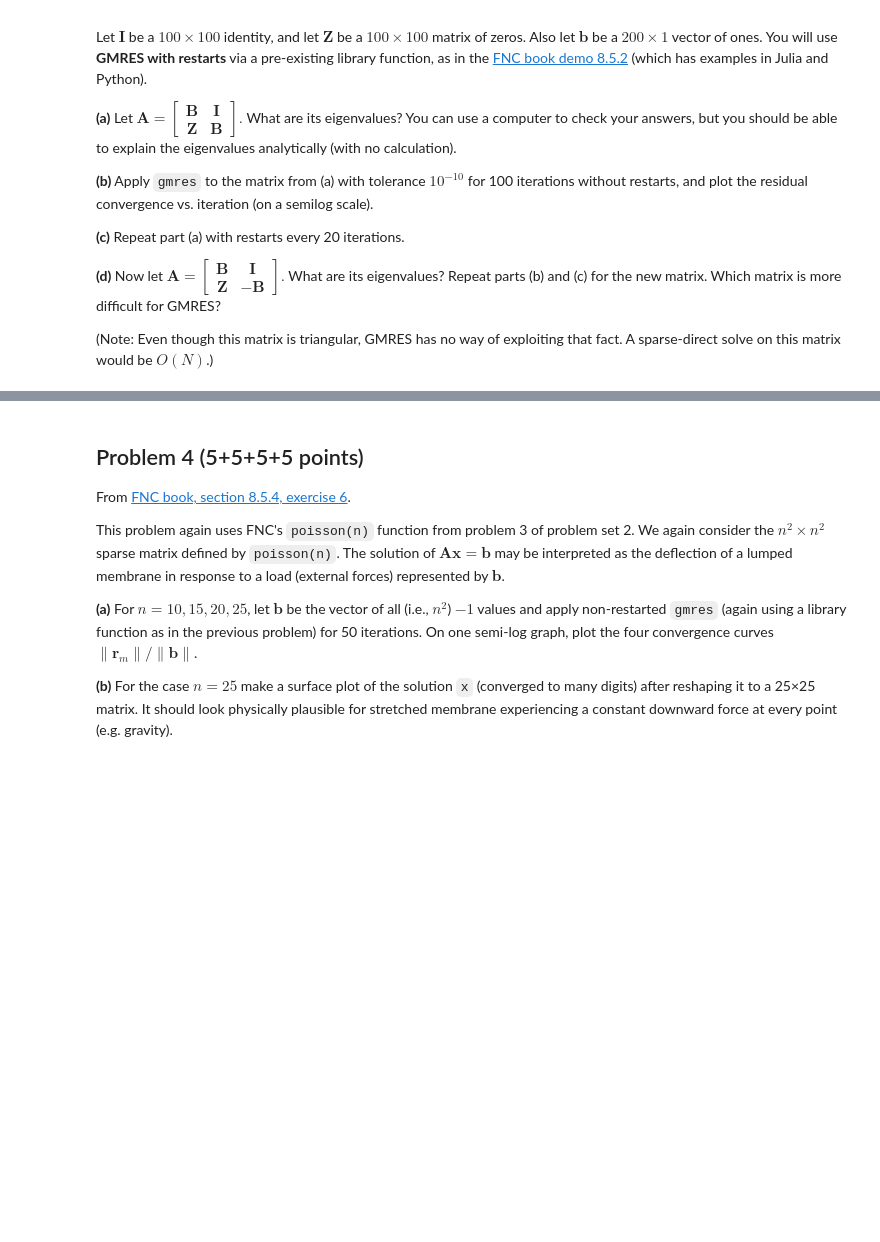
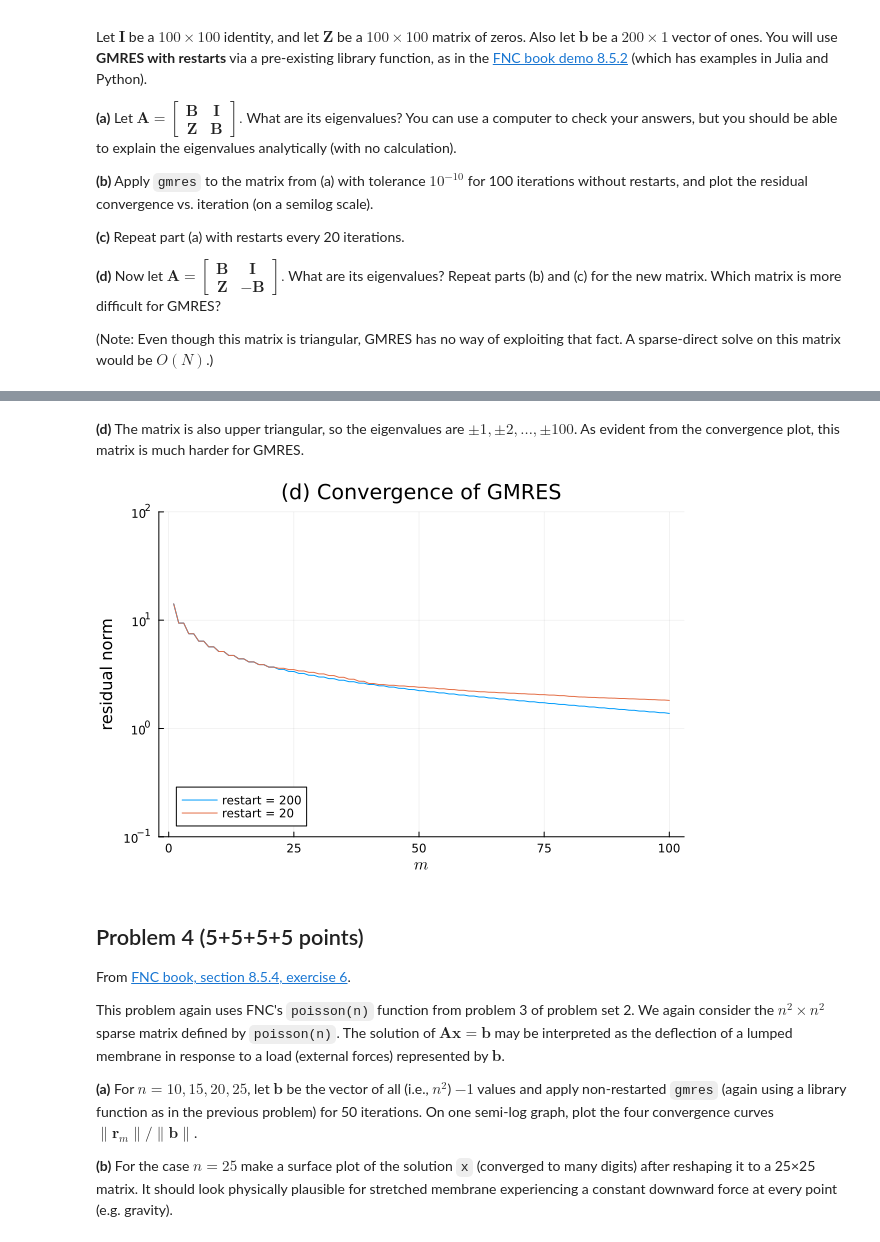
Before and after one commit to mitmath/numerical_spoke_linalg, a Jupyter notebook: psets/pset3sol.ipynb, the cells around one changed output, grey strips where cells are left out. Saved outputs shown, nothing was run; the diff lists cells and outputs as text; code cells hidden in the pictures; blank space fills up the shorter version.

```diff
--- a/psets/pset3sol.ipynb
+++ b/psets/pset3sol.ipynb
@@ -126,3 +161,18 @@ Let $\mathbf{I}$ be a $100\times 100$ identity, and let $\mathbf{Z}$ be a $100\t
+# %% [markdown]
+**(d)** The matrix is also upper triangular, so the eigenvalues are $\pm1, \pm2, \dots, \pm100$. As evident from the convergence plot, this matrix is much harder for GMRES.
+# %%
+plt = plot(title="(d) Convergence of GMRES", legend=:bottomleft,
+    xaxis=(L"m"),  yaxis=(:log10, "residual norm", [1e-1, 100]))
+
+for restart in [200, 20]
+    x, hist = IterativeSolvers.gmres(A2, b; restart, reltol,
+        maxiter=100, log=true)
+    plot!(hist[:resnorm], label="restart = $restart")
+end
+
+plt
+# %% [output]
+[figure, added]
 # %% [markdown]
 ## Problem 4 (5+5+5+5 points)
 
```
Also changed, not shown: parts of 18 cells of this notebook.
